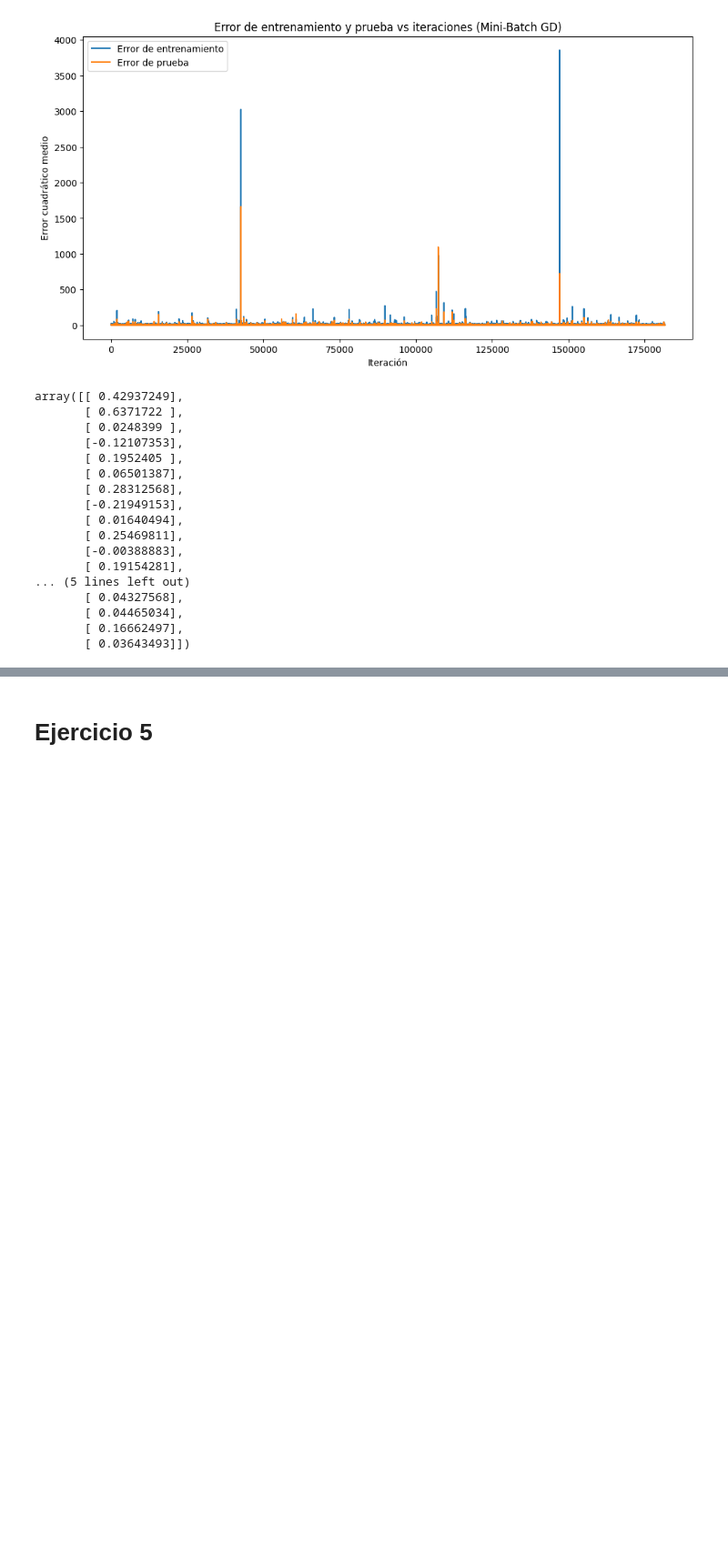
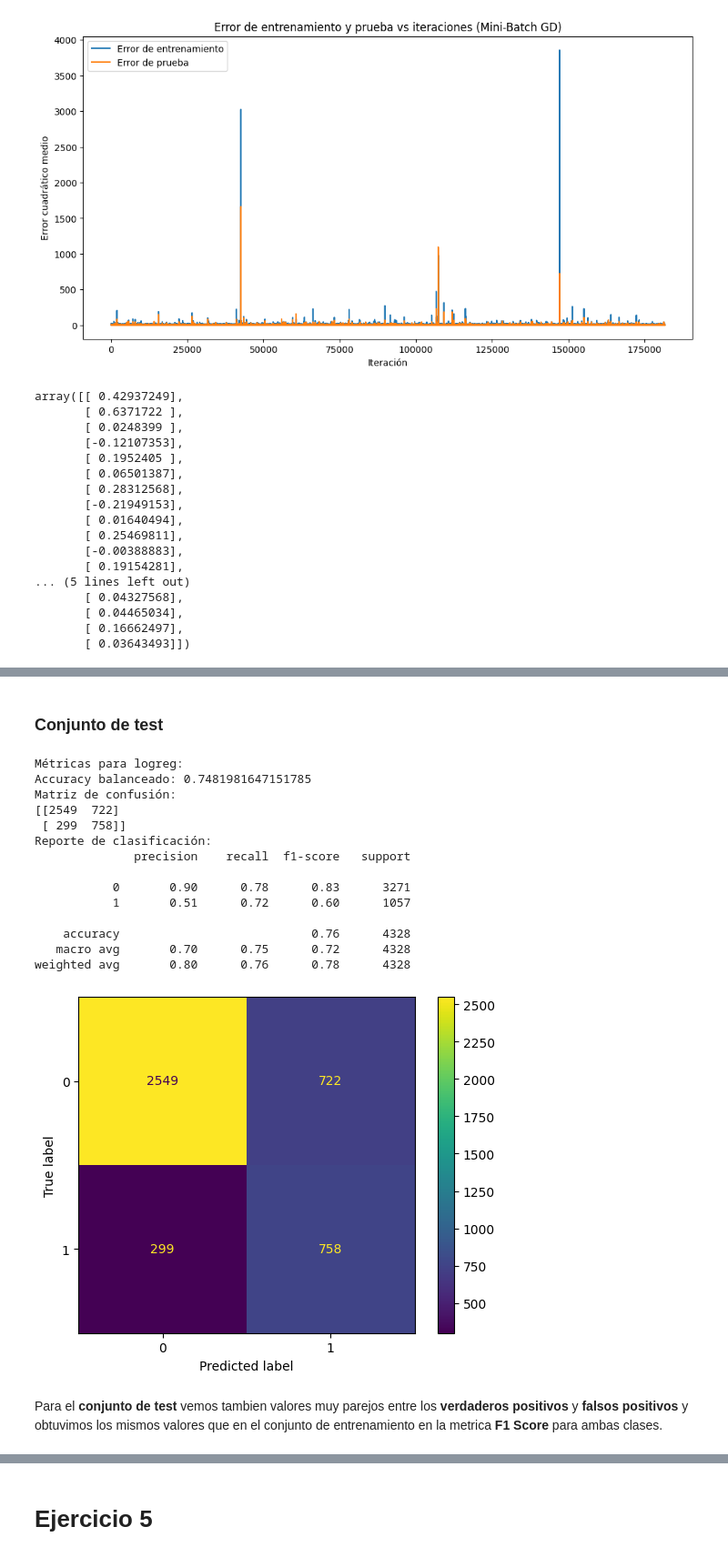
Before and after one commit to franciscoryb1/AA1-TUIA-RodriguezYBarros, a Jupyter notebook: TP-integrador-AA1.ipynb, the cells around one changed output, grey strips where cells are left out. Shown at 91% size. Drawn from its saved outputs; the diff is of its cells as text; code cells hidden in the pictures; blank space fills up the shorter version.

```diff
--- a/TP-integrador-AA1.ipynb
+++ b/TP-integrador-AA1.ipynb
@@ -1732,0 +1794,38 @@ array([[ 0.42937249],
+# %% [markdown]
+### Conjunto de test
+# %%
+# Calcular métricas
+balanced_accuracy = balanced_accuracy_score(y_test_rl, y_pred_test_rl)
+# accuracy_logreg = accuracy_score(y_train_rl, y_pred_train_rl)
+confusion_matrix_logreg = confusion_matrix(y_test_rl, y_pred_test_rl)
+classification_report_logreg = classification_report(y_test_rl, y_pred_test_rl)
+
+# Imprimir métricas
+print("Métricas para logreg:")
+print(f'Accuracy balanceado: {balanced_accuracy}')
+print("Matriz de confusión:")
+print(confusion_matrix_logreg)
+print("Reporte de clasificación:")
+print(classification_report_logreg)
+
+disp = ConfusionMatrixDisplay(confusion_matrix=confusion_matrix_logreg)
+disp.plot()
+plt.show()
+# %% [output]
+Métricas para logreg:
+Accuracy balanceado: 0.7481981647151785
+Matriz de confusión:
+[[2549  722]
+ [ 299  758]]
+Reporte de clasificación:
+              precision    recall  f1-score   support
+
+           0       0.90      0.78      0.83      3271
+           1       0.51      0.72      0.60      1057
+
+    accuracy                           0.76      4328
+   macro avg       0.70      0.75      0.72      4328
+weighted avg       0.80      0.76      0.78      4328
+[figure, added]
+# %% [markdown]
+Para el **conjunto de test** vemos tambien valores muy parejos entre los **verdaderos positivos** y **falsos positivos** y obtuvimos los mismos valores que en el conjunto de entrenamiento en la metrica **F1 Score** para ambas clases.
```
Also changed, not shown: parts of 48 cells of this notebook.
